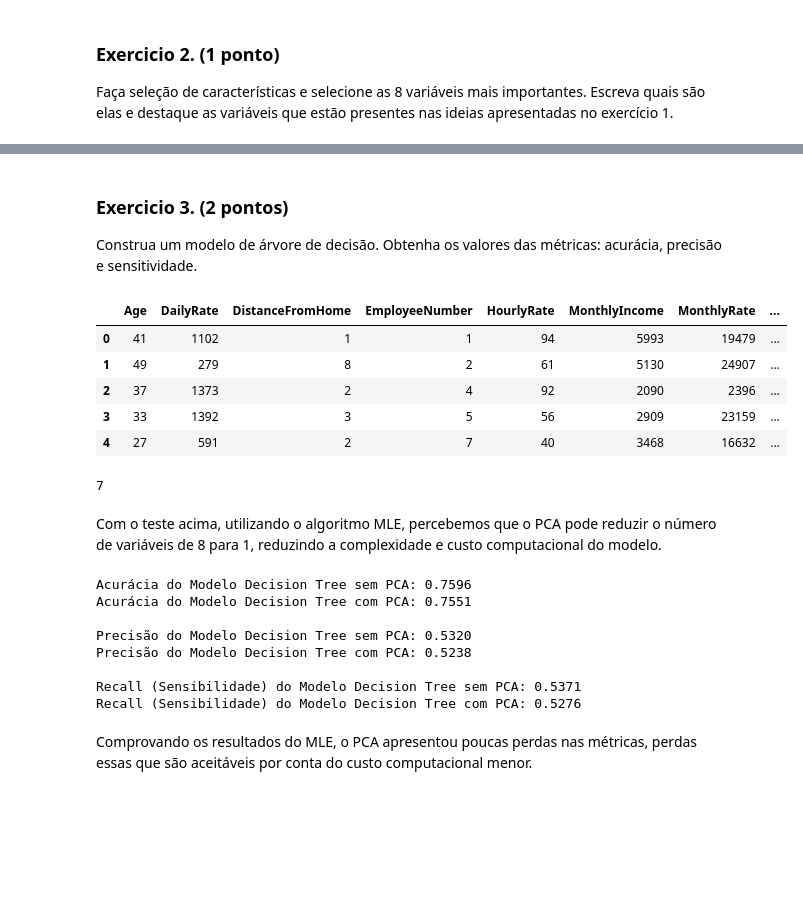
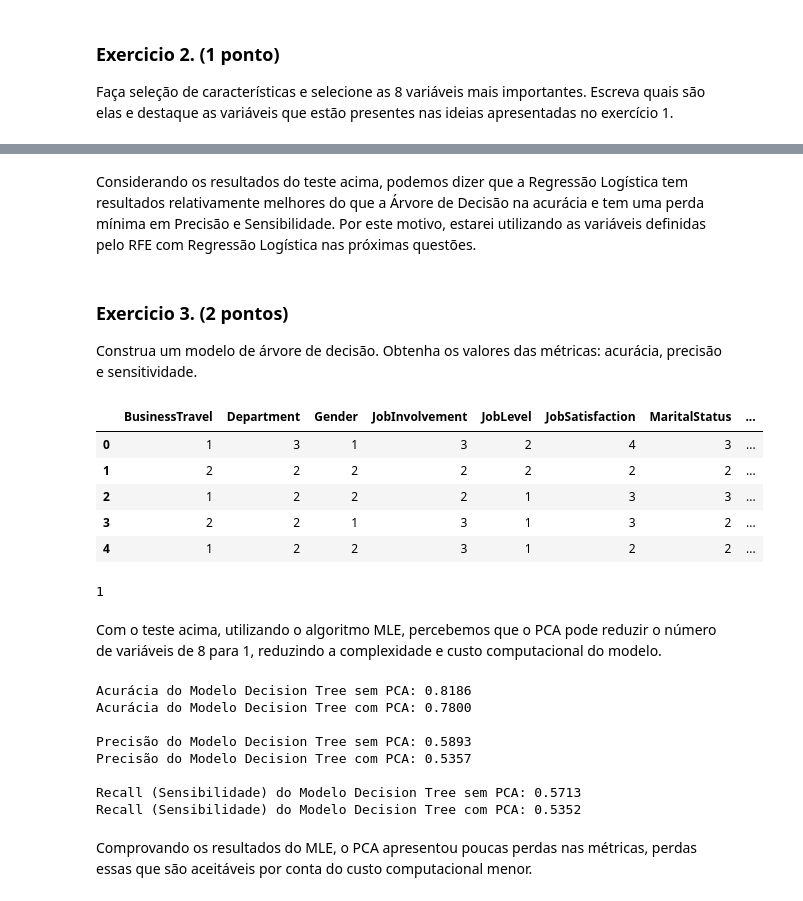
Before and after one commit to joaodath/dados_mod1, a Jupyter notebook: mod_3/projeto01/projeto01.ipynb, the cells around one changed output, grey strips where cells are left out. Cells and saved outputs as stored; diff of their text form; code cells hidden in the pictures; blank space fills up the shorter version.

```diff
--- a/mod_3/projeto01/projeto01.ipynb
+++ b/mod_3/projeto01/projeto01.ipynb
@@ -299,18 +365,20 @@ As variáveis listadas pelo RFE são ['Age', 'DailyRate', 'DistanceFromHome', 'E
+# %% [markdown]
+Considerando os resultados do teste acima, podemos dizer que a Regressão Logística tem resultados relativamente melhores do que a Árvore de Decisão na acurácia e tem uma perda mínima em Precisão e Sensibilidade. Por este motivo, estarei utilizando as variáveis definidas pelo RFE com Regressão Logística nas próximas questões.
 # %% [markdown]
 ### Exercicio 3. (2 pontos)
 Construa um modelo de árvore de decisão. Obtenha os valores das métricas: acurácia, precisão e sensitividade.
 # %%
 #split data
-X = dataset[['Age', 'DailyRate', 'DistanceFromHome', 'EmployeeNumber',
-       'HourlyRate', 'MonthlyIncome', 'MonthlyRate', 'TotalWorkingYears']]
+X = dataset[['BusinessTravel', 'Department', 'Gender', 'JobInvolvement',
+       'JobLevel', 'JobSatisfaction', 'MaritalStatus', 'OverTime']]
 X.head()
 # %% [output]
-|  | Age | DailyRate | DistanceFromHome | EmployeeNumber | HourlyRate | MonthlyIncome | MonthlyRate | ... |
-| 0 | 41 | 1102 | 1 | 1 | 94 | 5993 | 19479 | ... |
-| 1 | 49 | 279 | 8 | 2 | 61 | 5130 | 24907 | ... |
-| 2 | 37 | 1373 | 2 | 4 | 92 | 2090 | 2396 | ... |
-| 3 | 33 | 1392 | 3 | 5 | 56 | 2909 | 23159 | ... |
-| 4 | 27 | 591 | 2 | 7 | 40 | 3468 | 16632 | ... |
+|  | BusinessTravel | Department | Gender | JobInvolvement | JobLevel | JobSatisfaction | MaritalStatus | ... |
+| 0 | 1 | 3 | 1 | 3 | 2 | 4 | 3 | ... |
+| 1 | 2 | 2 | 2 | 2 | 2 | 2 | 2 | ... |
+| 2 | 1 | 2 | 2 | 2 | 1 | 3 | 3 | ... |
+| 3 | 2 | 2 | 1 | 3 | 1 | 3 | 2 | ... |
+| 4 | 1 | 2 | 2 | 3 | 1 | 2 | 2 | ... |
 # %%
 #normalizando os dados
 X_std = StandardScaler().fit_transform(X)
@@ -321,7 +389,7 @@ modelTree = DecisionTreeClassifier(random_state=42)
 X_std_pca_test = PCA(n_components='mle').fit(X_std)
 X_std_pca_test.n_components_
 # %% [output]
-7
+1
 # %% [markdown]
 Com o teste acima, utilizando o algoritmo MLE, percebemos que o PCA pode reduzir o número de variáveis de 8 para 1, reduzindo a complexidade e custo computacional do modelo.
 # %%
@@ -338,14 +406,14 @@ y_pred = modelTree.predict(X_test)
 # %%
 print(print_metrics(model_name='Decision Tree', y_test=y_test, y_pred=y_pred, y_test_pca=y_test_pca, y_pred_pca=y_pred_pca))
 # %% [output]
-Acurácia do Modelo Decision Tree sem PCA: 0.7596
-Acurácia do Modelo Decision Tree com PCA: 0.7551
+Acurácia do Modelo Decision Tree sem PCA: 0.8186
+Acurácia do Modelo Decision Tree com PCA: 0.7800
 
-Precisão do Modelo Decision Tree sem PCA: 0.5320
-Precisão do Modelo Decision Tree com PCA: 0.5238
+Precisão do Modelo Decision Tree sem PCA: 0.5893
+Precisão do Modelo Decision Tree com PCA: 0.5357
 
-Recall (Sensibilidade) do Modelo Decision Tree sem PCA: 0.5371
-Recall (Sensibilidade) do Modelo Decision Tree com PCA: 0.5276
+Recall (Sensibilidade) do Modelo Decision Tree sem PCA: 0.5713
+Recall (Sensibilidade) do Modelo Decision Tree com PCA: 0.5352
 # %% [markdown]
 Comprovando os resultados do MLE, o PCA apresentou poucas perdas nas métricas, perdas essas que são aceitáveis por conta do custo computacional menor.
 # %% [markdown]
```
Also changed, not shown: parts of 10 cells of this notebook.
